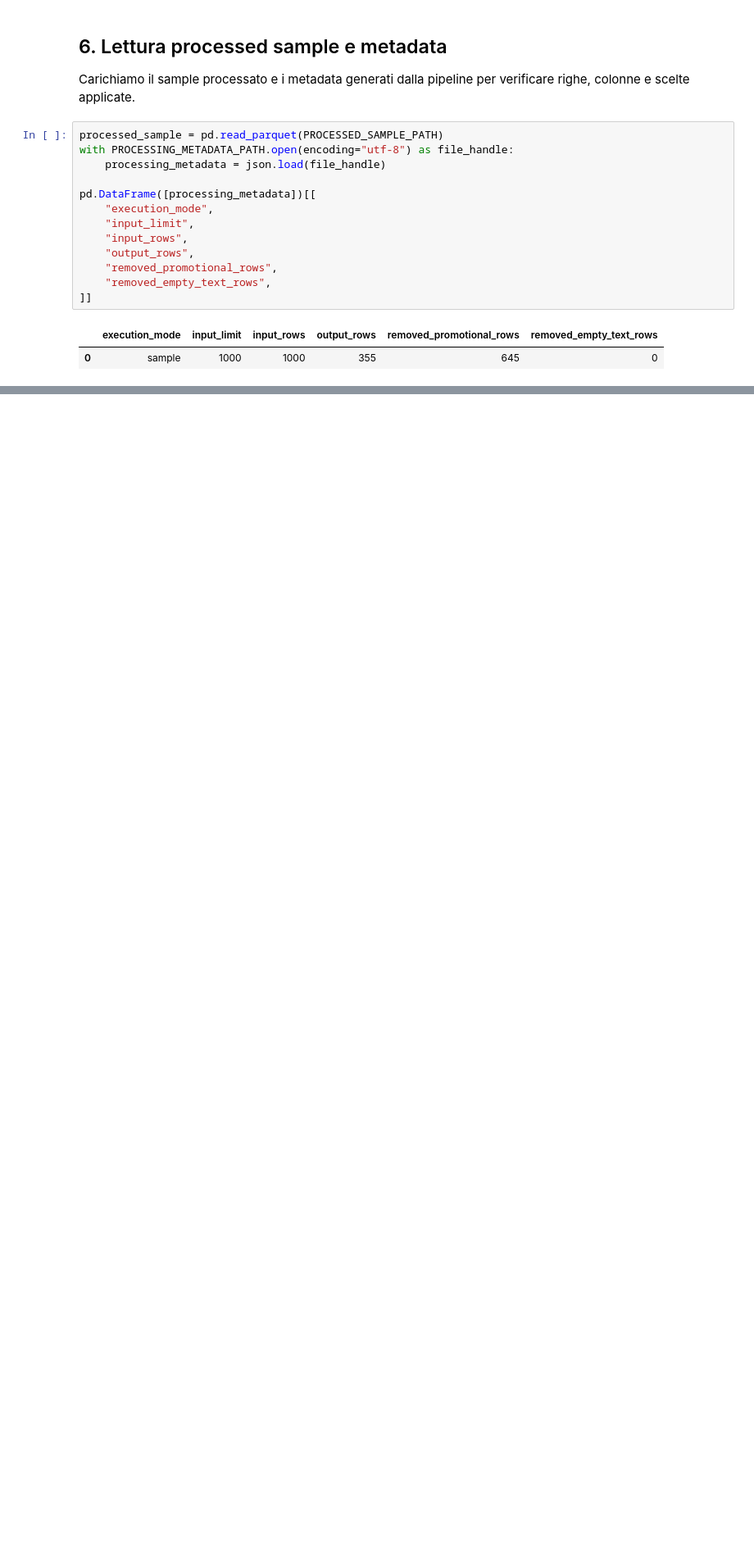
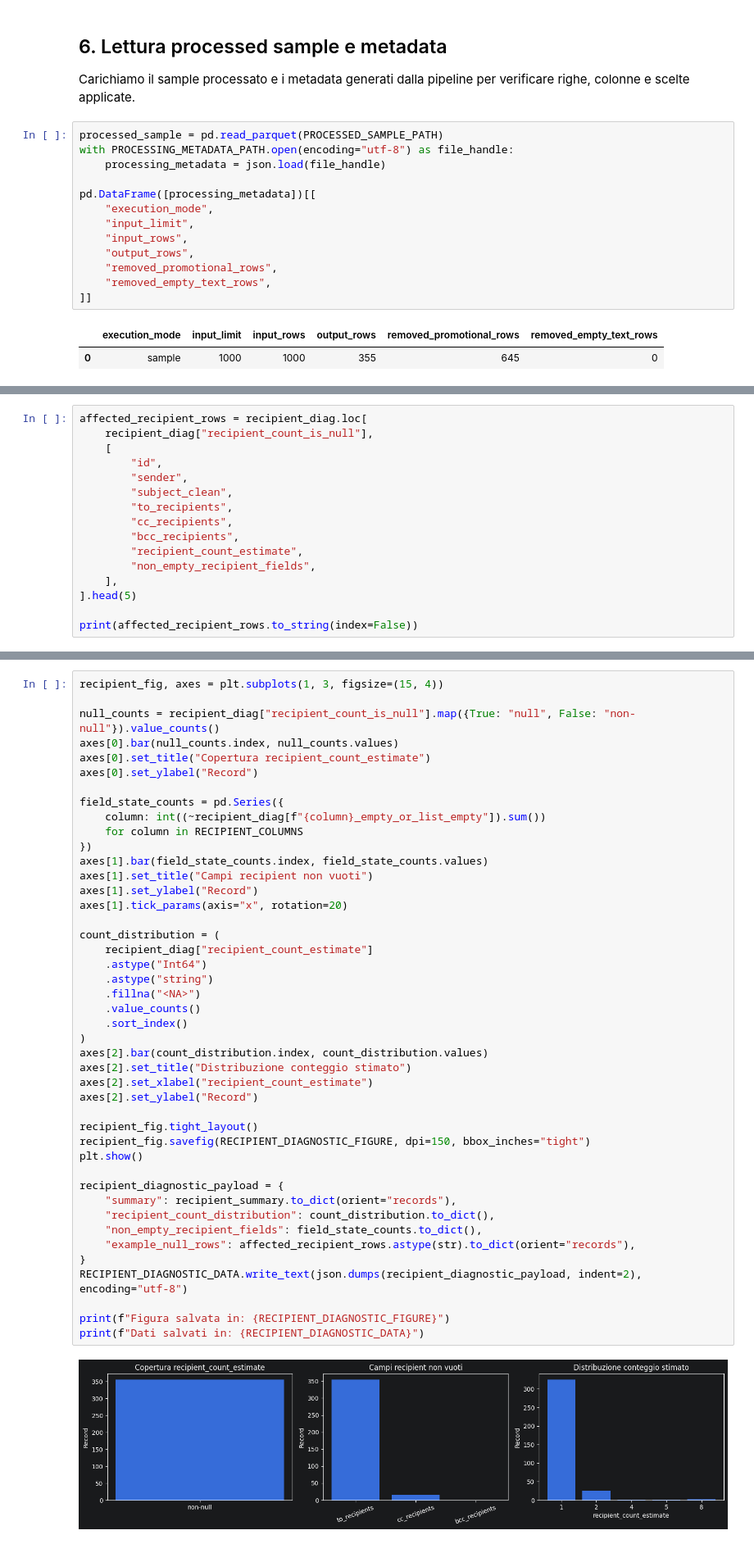
Before and after one commit to jose-sgariglia/pizza-cluster, a Jupyter notebook: src/notebooks/data_preprocessing_validation.ipynb, the cells around one changed output, grey strips where cells are left out. Shown at 82% size. Cells and saved outputs as stored; diff of their text form; blank space fills up the shorter version.

Commit message:
Fix recipient count preprocessing contract

```diff
--- a/src/notebooks/data_preprocessing_validation.ipynb
+++ b/src/notebooks/data_preprocessing_validation.ipynb
@@ -247,0 +304,16 @@ Colonne processed: 31
+# %%
+affected_recipient_rows = recipient_diag.loc[
+    recipient_diag["recipient_count_is_null"],
+    [
+        "id",
+        "sender",
+        "subject_clean",
+        "to_recipients",
+        "cc_recipients",
+        "bcc_recipients",
+        "recipient_count_estimate",
+        "non_empty_recipient_fields",
+    ],
+].head(5)
+
+print(affected_recipient_rows.to_string(index=False))
@@ -247,0 +324,46 @@ Colonne processed: 31
+# %%
+recipient_fig, axes = plt.subplots(1, 3, figsize=(15, 4))
+
+null_counts = recipient_diag["recipient_count_is_null"].map({True: "null", False: "non-null"}).value_counts()
+axes[0].bar(null_counts.index, null_counts.values)
+axes[0].set_title("Copertura recipient_count_estimate")
+axes[0].set_ylabel("Record")
+
+field_state_counts = pd.Series({
+    column: int((~recipient_diag[f"{column}_empty_or_list_empty"]).sum())
+    for column in RECIPIENT_COLUMNS
+})
+axes[1].bar(field_state_counts.index, field_state_counts.values)
+axes[1].set_title("Campi recipient non vuoti")
+axes[1].set_ylabel("Record")
+axes[1].tick_params(axis="x", rotation=20)
+
+count_distribution = (
+    recipient_diag["recipient_count_estimate"]
+    .astype("Int64")
+    .astype("string")
+    .fillna("<NA>")
+    .value_counts()
+    .sort_index()
+)
+axes[2].bar(count_distribution.index, count_distribution.values)
+axes[2].set_title("Distribuzione conteggio stimato")
+axes[2].set_xlabel("recipient_count_estimate")
+axes[2].set_ylabel("Record")
+
+recipient_fig.tight_layout()
+recipient_fig.savefig(RECIPIENT_DIAGNOSTIC_FIGURE, dpi=150, bbox_inches="tight")
+plt.show()
+
+recipient_diagnostic_payload = {
+    "summary": recipient_summary.to_dict(orient="records"),
+    "recipient_count_distribution": count_distribution.to_dict(),
+    "non_empty_recipient_fields": field_state_counts.to_dict(),
+    "example_null_rows": affected_recipient_rows.astype(str).to_dict(orient="records"),
+}
+RECIPIENT_DIAGNOSTIC_DATA.write_text(json.dumps(recipient_diagnostic_payload, indent=2), encoding="utf-8")
+
+print(f"Figura salvata in: {RECIPIENT_DIAGNOSTIC_FIGURE}")
+print(f"Dati salvati in: {RECIPIENT_DIAGNOSTIC_DATA}")
+# %% [output]
+[figure, added]
```
Also changed, not shown: parts of 16 cells of this notebook, 6 other files.
